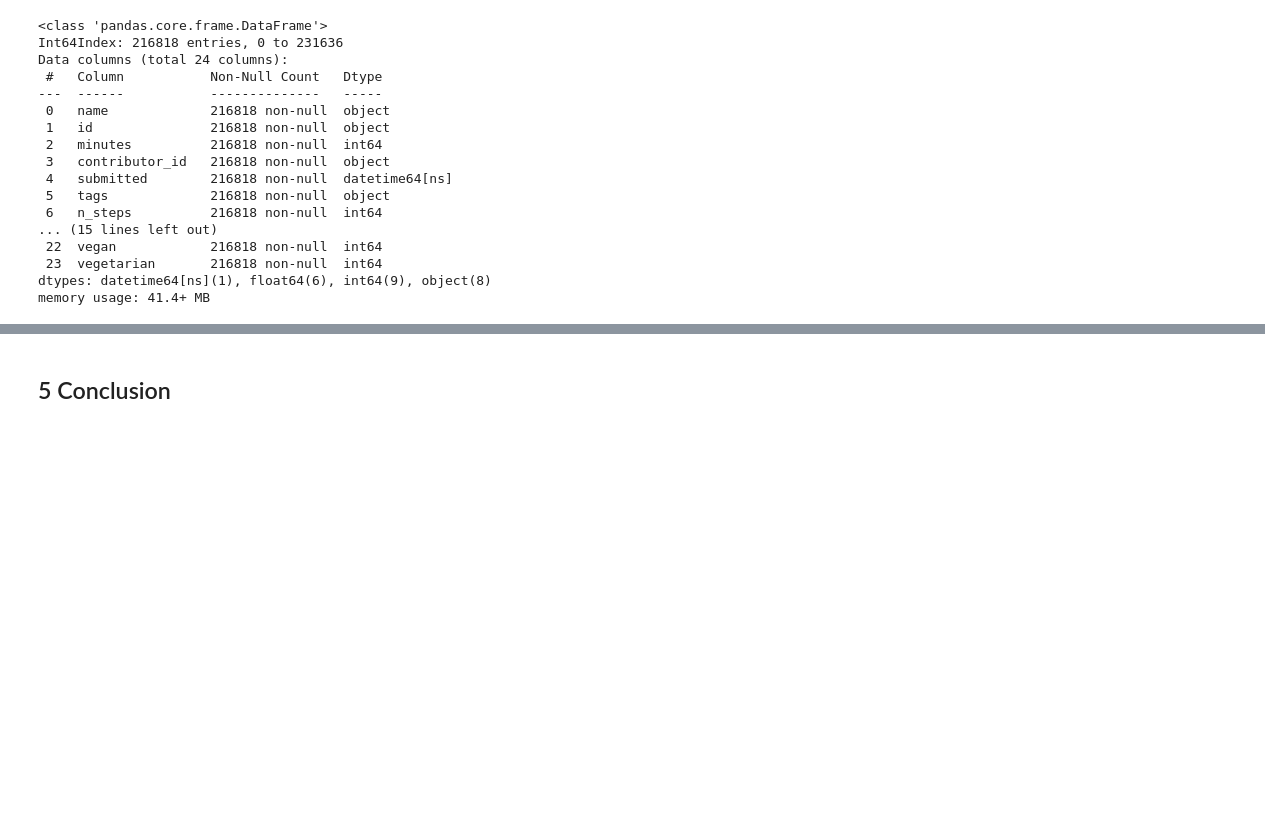
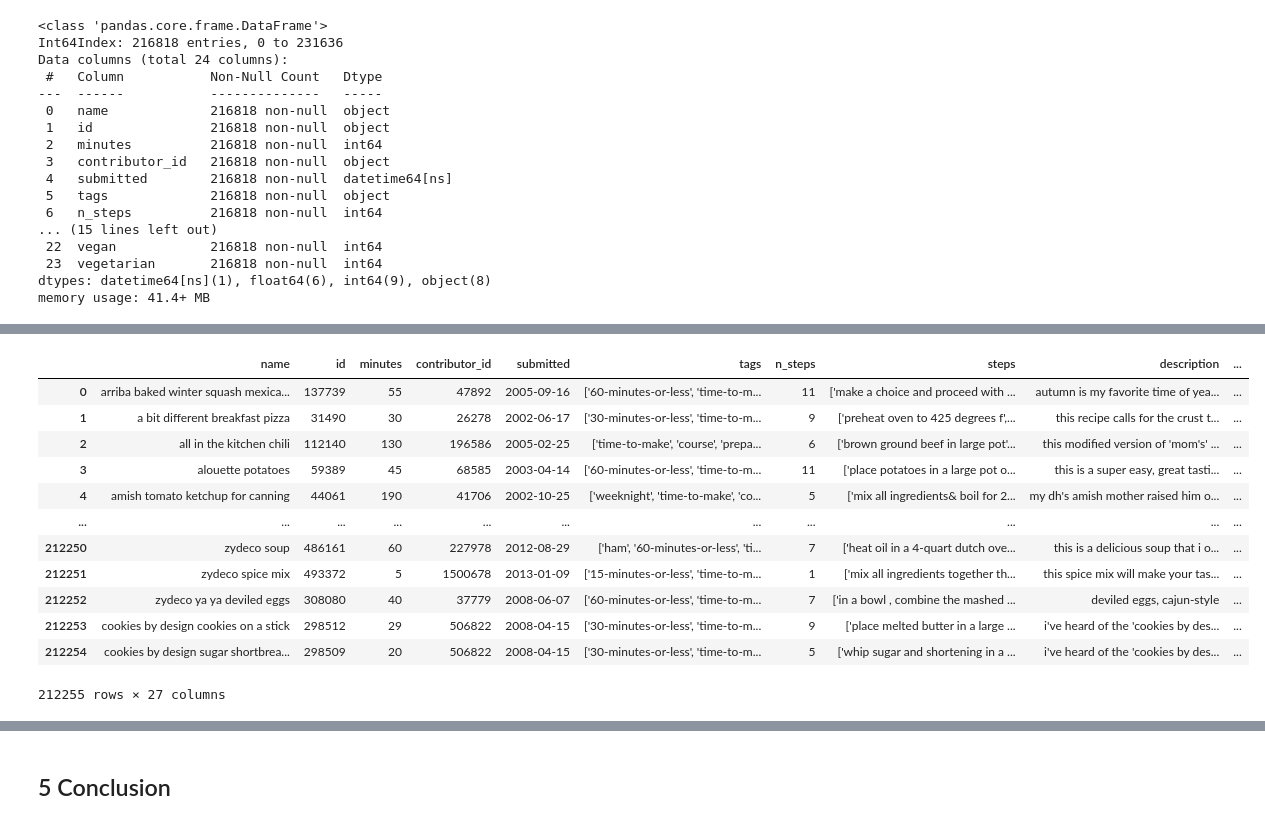
Before and after one commit to kli210/recipe_recommender_capstone, a Jupyter notebook: data_preprocessing.ipynb, the cells around one changed output, grey strips where cells are left out. Cells and saved outputs as stored; diff of their text form; code cells hidden in the pictures; blank space fills up the shorter version.

```diff
--- a/data_preprocessing.ipynb
+++ b/data_preprocessing.ipynb
@@ -864,0 +835,4 @@ raw_users_df.to_pickle("clean_interactions.pkl")
+# %%
+# Create a new df that contains the recipe_id and rating only
+user_rating = raw_users_df[['recipe_id', 'rating']].copy()
+user_rating
@@ -864,0 +853,7 @@ raw_users_df.to_pickle("clean_interactions.pkl")
+# %%
+# Group seperate meal ratings together and get average meal score equally prevent recipe_id from being an index
+user_rating = user_rating.groupby(['recipe_id'])['rating'].agg(['mean','count'])
+user_rating.reset_index(inplace=True)
+
+# View table
+user_rating.head()
@@ -864,0 +867,6 @@ raw_users_df.to_pickle("clean_interactions.pkl")
+# %%
+# Rename columns
+user_rating.rename(columns={'mean':'average_rating','count':'votes'},inplace=True)
+
+# View table
+user_rating
@@ -864,0 +887,20 @@ raw_users_df.to_pickle("clean_interactions.pkl")
+# %%
+# Merge ratings dataframe with recipe Dataframe
+food_df = pd.merge(raw_recipes_df, user_rating, left_on='id',right_on='recipe_id')
+
+# View table
+food_df
+# %% [output]
+|  | name | id | minutes | contributor_id | submitted | tags | n_steps | steps | description | ... |
+| 0 | arriba baked winter squash mexica... | 137739 | 55 | 47892 | 2005-09-16 | ['60-minutes-or-less', 'time-to-m... | 11 | ['make a choice and proceed with ... | autumn is my favorite time of yea... | ... |
+| 1 | a bit different breakfast pizza | 31490 | 30 | 26278 | 2002-06-17 | ['30-minutes-or-less', 'time-to-m... | 9 | ['preheat oven to 425 degrees f',... | this recipe calls for the crust t... | ... |
+| 2 | all in the kitchen chili | 112140 | 130 | 196586 | 2005-02-25 | ['time-to-make', 'course', 'prepa... | 6 | ['brown ground beef in large pot'... | this modified version of 'mom's' ... | ... |
+| 3 | alouette potatoes | 59389 | 45 | 68585 | 2003-04-14 | ['60-minutes-or-less', 'time-to-m... | 11 | ['place potatoes in a large pot o... | this is a super easy, great tasti... | ... |
+| 4 | amish tomato ketchup for canning | 44061 | 190 | 41706 | 2002-10-25 | ['weeknight', 'time-to-make', 'co... | 5 | ['mix all ingredients& boil for 2... | my dh's amish mother raised him o... | ... |
+| ... | ... | ... | ... | ... | ... | ... | ... | ... | ... | ... |
+| 212250 | zydeco soup | 486161 | 60 | 227978 | 2012-08-29 | ['ham', '60-minutes-or-less', 'ti... | 7 | ['heat oil in a 4-quart dutch ove... | this is a delicious soup that i o... | ... |
+| 212251 | zydeco spice mix | 493372 | 5 | 1500678 | 2013-01-09 | ['15-minutes-or-less', 'time-to-m... | 1 | ['mix all ingredients together th... | this spice mix will make your tas... | ... |
+| 212252 | zydeco ya ya deviled eggs | 308080 | 40 | 37779 | 2008-06-07 | ['60-minutes-or-less', 'time-to-m... | 7 | ['in a bowl , combine the mashed ... | deviled eggs, cajun-style | ... |
+| 212253 | cookies by design cookies on a stick | 298512 | 29 | 506822 | 2008-04-15 | ['30-minutes-or-less', 'time-to-m... | 9 | ['place melted butter in a large ... | i've heard of the 'cookies by des... | ... |
+| 212254 | cookies by design sugar shortbrea... | 298509 | 20 | 506822 | 2008-04-15 | ['30-minutes-or-less', 'time-to-m... | 5 | ['whip sugar and shortening in a ... | i've heard of the 'cookies by des... | ... |
+212255 rows × 27 columns
```
Also changed, not shown: parts of 20 cells of this notebook.
